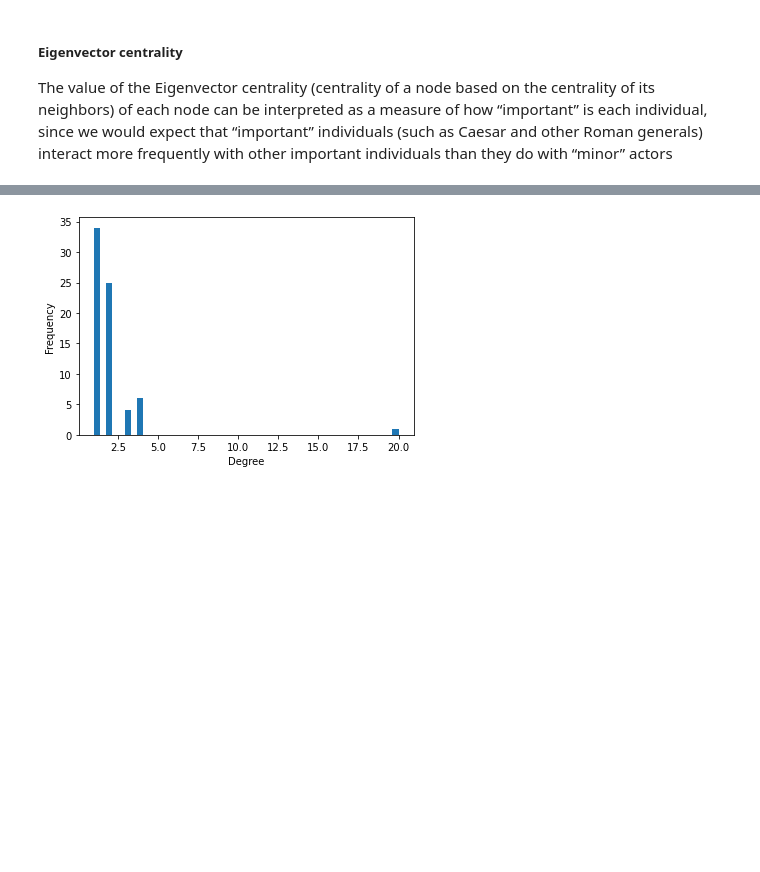
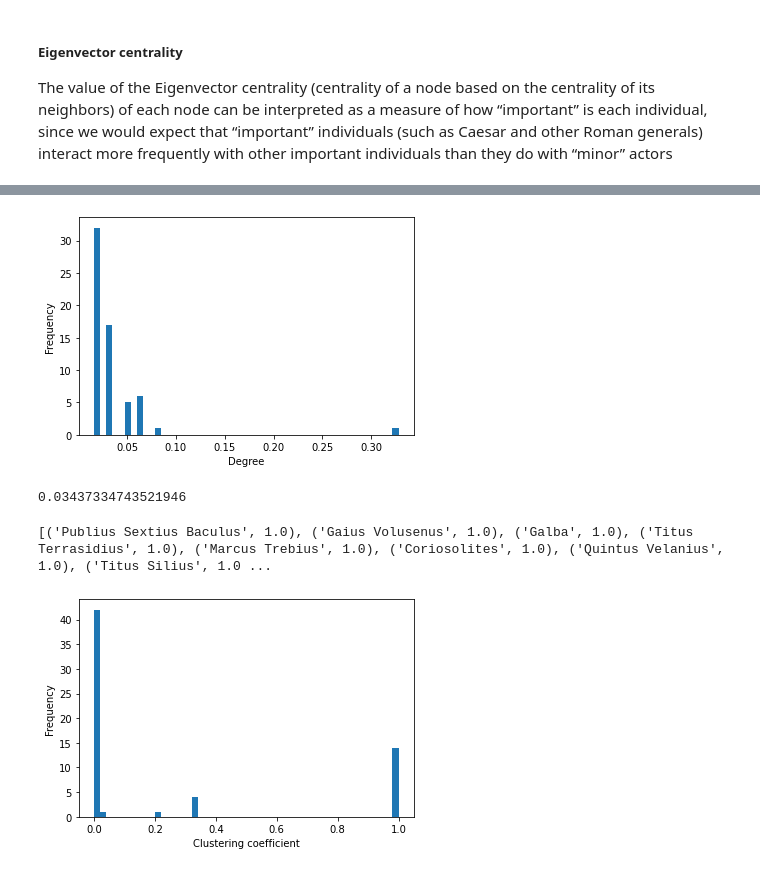
Before and after one commit to eliarizzetto/bg_net, a Jupyter notebook: caesar_net/bellum_gallicum_net.ipynb, the cells around one changed output, grey strips where cells are left out. Saved outputs shown, nothing was run; the diff lists cells and outputs as text; code cells hidden in the pictures; blank space fills up the shorter version.

```diff
--- a/caesar_net/bellum_gallicum_net.ipynb
+++ b/caesar_net/bellum_gallicum_net.ipynb
@@ -513,19 +483,35 @@ plt.show()
 # %%
 degree_list = [d[1] for d in list(nx.degree(G))]
-plt.hist(degree_list, bins=50)
+
+plt.hist(degree_centrality.values(), bins=50)
 plt.xlabel('Degree')
 plt.ylabel('Frequency')
 plt.savefig("out/degree_hist.png")
 plt.savefig("out/degree_hist.svg")
 plt.show()
 # %% [output]
-[figure, old version]
+[figure, new version]
 # %%
 density = nx.density(G)
 # diameter = nx.diameter() # not possible, since the graph is disconnected https://stackoverflow.com/a/69636529/20184608
 clustering_coefficient = nx.clustering(G, weight='weight')
+# %%
+density
+# %% [output]
+0.03437334743521946
 # %%
-# print(sorted(clustering_coefficient.items(), key=lambda x:x[1], reverse=True))
+print(sorted(clustering_coefficient.items(), key=lambda x:x[1], reverse=True))
+# %% [output]
+[('Publius Sextius Baculus', 1.0), ('Gaius Volusenus', 1.0), ('Galba', 1.0), ('Titus Terrasidius', 1.0), ('Marcus Trebius', 1.0), ('Coriosolites', 1.0), ('Quintus Velanius', 1.0), ('Titus Silius', 1.0 ...
+# %%
+plt.hist(clustering_coefficient.values(), bins=50)
+plt.xlabel('Clustering coefficient')
+plt.ylabel('Frequency')
+plt.savefig("out/clustering_coefficient.png")
+plt.savefig("out/clustering_coefficient.svg")
+plt.show()
+# %% [output]
+[figure, added]
 # %%
 import pandas as pd
 
```
Also changed, not shown: parts of 29 cells of this notebook, 14 other files.
